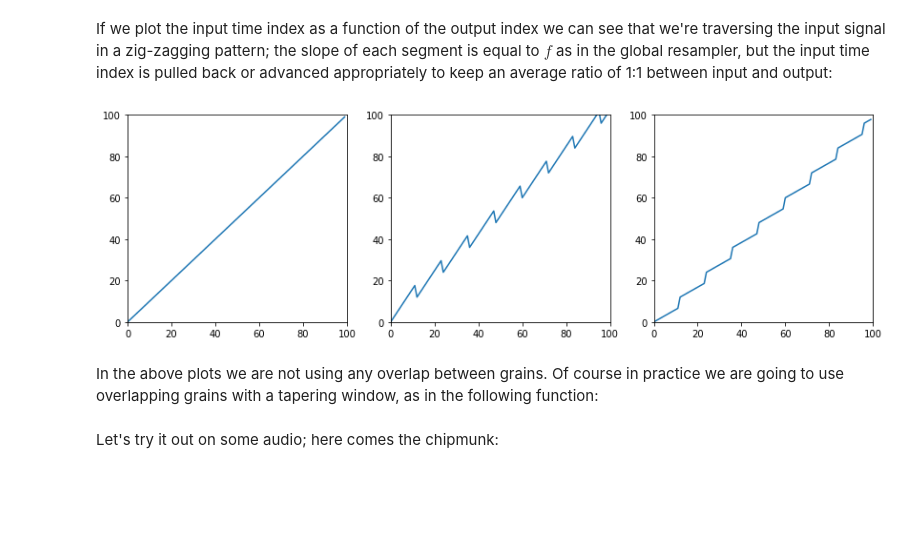
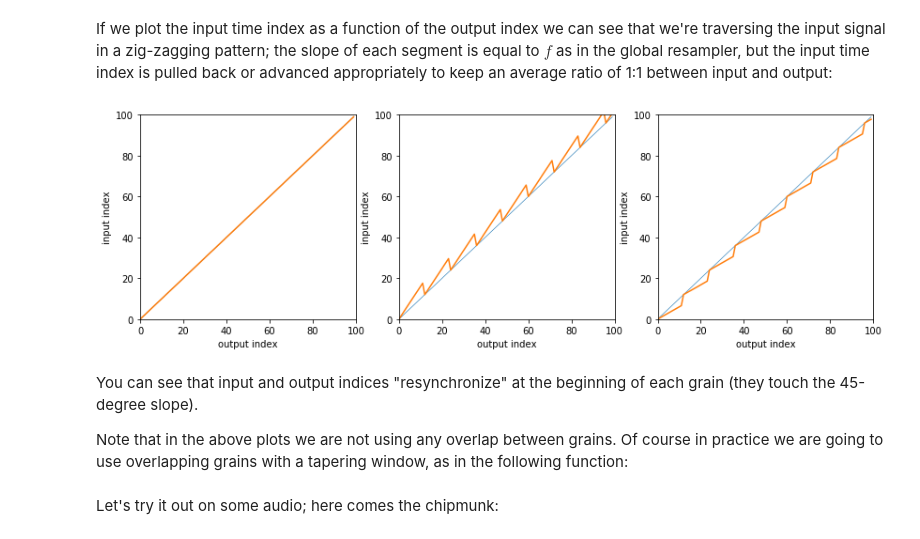
Before and after one commit to prandoni/COM303, a Jupyter notebook: VoiceTransformer/VoiceTransformer.ipynb, the cells around one changed output. Drawn from its saved outputs; the diff is of its cells as text; code cells hidden in the pictures; blank space fills up the shorter version.

```diff
--- a/VoiceTransformer/VoiceTransformer.ipynb
+++ b/VoiceTransformer/VoiceTransformer.ipynb
@@ -213,7 +212,7 @@ We can plot $i[n]$ for different values of $f$. When $f=1$, as in the first pane
 n = np.arange(0, 100)
 for ix, f in enumerate([1, 1.6, 0.6]):
     plt.subplot(1, 3, ix+1)
-    plot(resample(n, f))
+    plt.plot(resample(n, f))
     plt.gca().set_xlim([0, 100])
 # %% [output]
 [figure]
@@ -233,12 +232,17 @@ If we plot the input time index as a function of the output index we can see tha
 # %%
 n = np.arange(0, 100)
 for ix, f in enumerate([1, 1.6, 0.6]):
     plt.subplot(1, 3, ix+1)
-    plot(gs_map(n, f, 12))
+    plt.plot(n, linewidth=0.6)
+    plt.plot(gs_map(n, f, 12))
     plt.gca().set_xlim([0, 100])
     plt.gca().set_ylim([0, 100])
+    plt.xlabel('output index')
+    plt.ylabel('input index')
 # %% [output]
-[figure, old version]
+[figure, new version]
 # %% [markdown]
-In the above plots we are not using any overlap between grains. Of course in practice we are going to use overlapping grains with a tapering window, as in the following function:
+You can see that input and output indices "resynchronize" at the beginning of each grain (they touch the 45-degree slope).
+
+Note that in the above plots we are not using any overlap between grains. Of course in practice we are going to use overlapping grains with a tapering window, as in the following function:
 # %%
```
Also changed, not shown: parts of 17 cells of this notebook, 2 other files.
